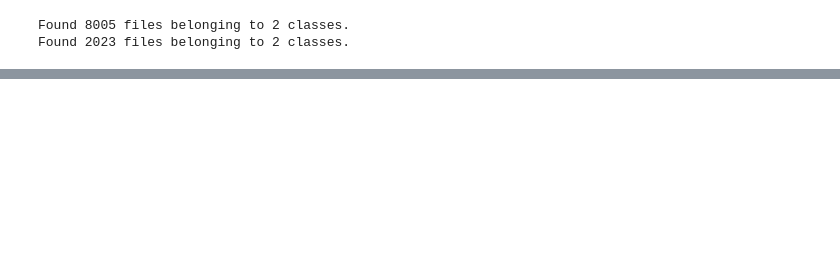
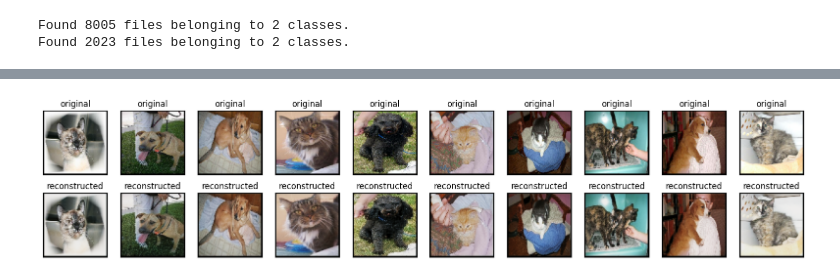
Before and after one commit to KU-Gen-AI-2567/Autoencoder-demo, a Jupyter notebook: Autoencoder.ipynb, the cells around one changed output, grey strips where cells are left out. Cells and saved outputs as stored; diff of their text form; code cells hidden in the pictures; blank space fills up the shorter version.

```diff
--- a/Autoencoder.ipynb
+++ b/Autoencoder.ipynb
@@ -109,0 +140,2 @@ to_image(X_train[0])
+# %%
+autoencoder = Autoencoder(SHAPE)
@@ -109,0 +146,4 @@ to_image(X_train[0])
+# %%
+autoencoder.compile(optimizer="adam", loss=losses.MeanSquaredError())
+# %%
+autoencoder.fit(X_train, X_train, epochs=10, validation_data=(X_test, X_test))
@@ -109,0 +172,20 @@ to_image(X_train[0])
+# %%
+encoded_imgs = autoencoder.encoder(X_test)
+decoded_imgs = autoencoder.decoder(encoded_imgs)
+# %%
+n = 10
+plt.figure(figsize=(20, 4))
+for i in range(n):
+    ax = plt.subplot(2, n, i+1)
+    plt.imshow(X_test[i])
+    plt.title("original")
+    ax.get_xaxis().set_visible(False)
+    ax.get_yaxis().set_visible(False)
+
+    ax = plt.subplot(2, n, i+1+n)
+    plt.imshow(decoded_imgs[i])
+    plt.title("reconstructed")
+    ax.get_xaxis().set_visible(False)
+    ax.get_yaxis().set_visible(False)
+# %% [output]
+[figure, added]
```
Also changed, not shown: parts of 9 cells of this notebook.
